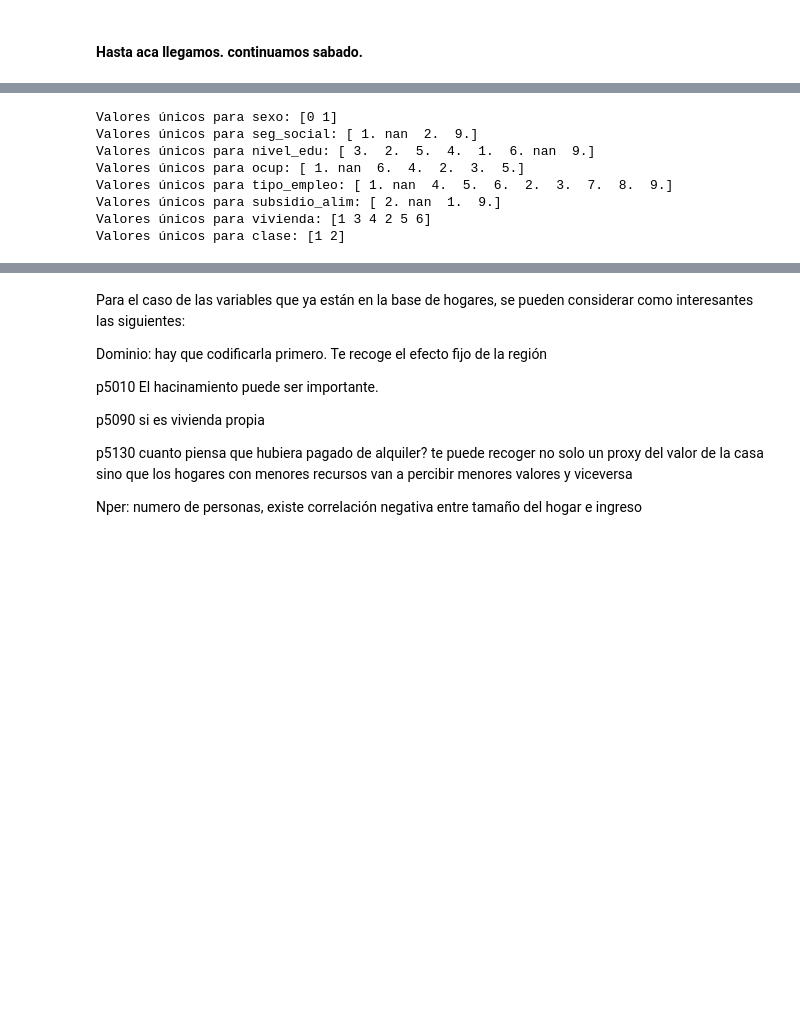
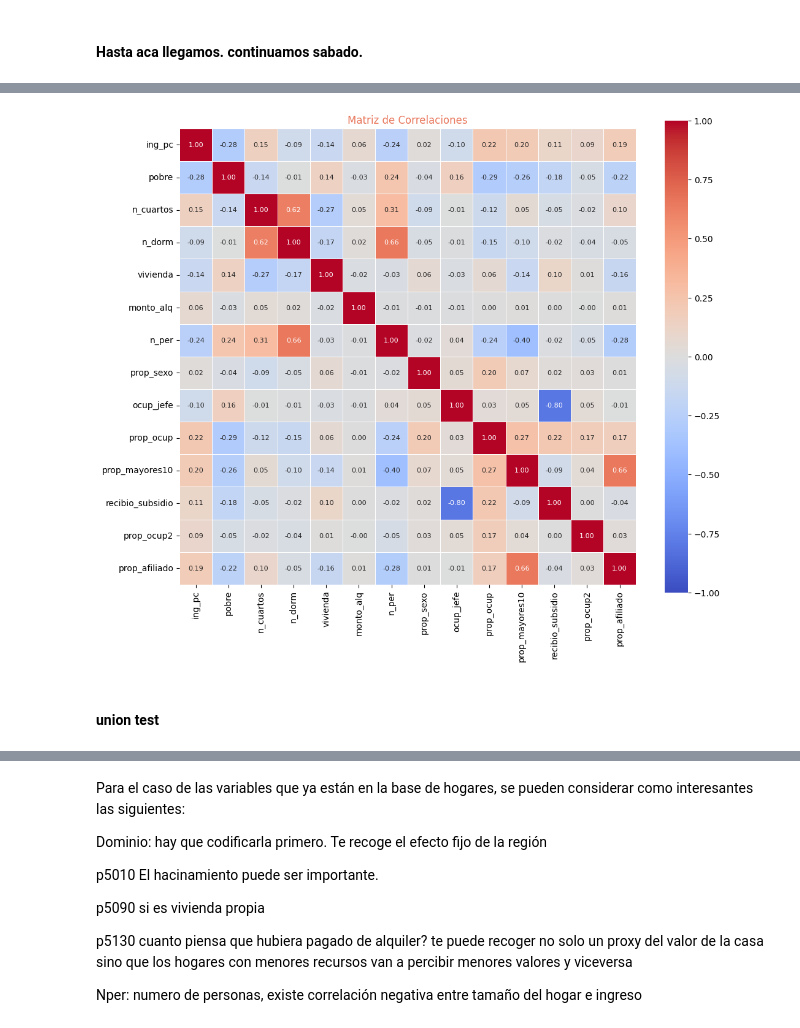
Before and after one commit to dipla70/ML-TP2, a Jupyter notebook: problem_set2.ipynb, the cells around one changed output, grey strips where cells are left out. Saved outputs shown, nothing was run; the diff lists cells and outputs as text; code cells hidden in the pictures; blank space fills up the shorter version.

```diff
--- a/problem_set2.ipynb
+++ b/problem_set2.ipynb
@@ -400,14 +335,0 @@ display(base.head())
-# %%
-variables = ['sexo', 'seg_social', 'nivel_edu', 'ocup', 'tipo_empleo', 'subsidio_alim', 'vivienda', 'clase']
-
-for var in variables:
-    print(f"Valores únicos para {var}: {base[var].unique()}")
-# %% [output]
-Valores únicos para sexo: [0 1]
-Valores únicos para seg_social: [ 1. nan  2.  9.]
-Valores únicos para nivel_edu: [ 3.  2.  5.  4.  1.  6. nan  9.]
-Valores únicos para ocup: [ 1. nan  6.  4.  2.  3.  5.]
-Valores únicos para tipo_empleo: [ 1. nan  4.  5.  6.  2.  3.  7.  8.  9.]
-Valores únicos para subsidio_alim: [ 2. nan  1.  9.]
-Valores únicos para vivienda: [1 3 4 2 5 6]
-Valores únicos para clase: [1 2]
@@ -424,0 +336,34 @@ base = base[~base['subsidio_alim'].isin([9])]
+# %%
+# Renombrar las columnas
+train_hogares2.rename(columns={
+    'P5000': 'n_cuartos',
+    'P5010': 'n_dorm',
+    'P5090': 'vivienda',
+    'P5130': 'monto_alq',
+    'Nper': 'n_per',
+    'Pobre': 'pobre',
+    'Ingpcug': 'ing_pc',
+    'Fex_c': 'fex_c'
+}, inplace=True)
+
+# Seleccionar las columnas de interés para la matriz de correlaciones
+columnas_interes = ['ing_pc', 'pobre', 'n_cuartos','n_dorm','vivienda', 'monto_alq','n_per', 'prop_sexo', 'ocup_jefe', 'prop_ocup', 'prop_mayores10', 'recibio_subsidio', 'prop_ocup2', 'prop_afiliado']
+
+# Calcular la matriz de correlaciones
+corr_matrix = train_hogares2[columnas_interes].corr()
+
+# Crear el mapa de calor con escala fija de -1 a 1
+plt.figure(figsize=(12, 10))
+sns.heatmap(
+    corr_matrix, xticklabels=corr_matrix.columns, yticklabels=corr_matrix.columns, cmap='coolwarm', annot=True, fmt='.2f',
+    cbar=True, square=True, annot_kws={'size': 8}, linewidth=.5,
+    vmin=-1, vmax=1  # Configurar la escala fija de colores
+)
+
+# Personalizar el gráfico
+plt.title('Matriz de Correlaciones', color='#E9785D')
+plt.show()
+# %% [output]
+[figure, added]
+# %% [markdown]
+#### union test
```
Also changed, not shown: parts of 18 cells of this notebook.
